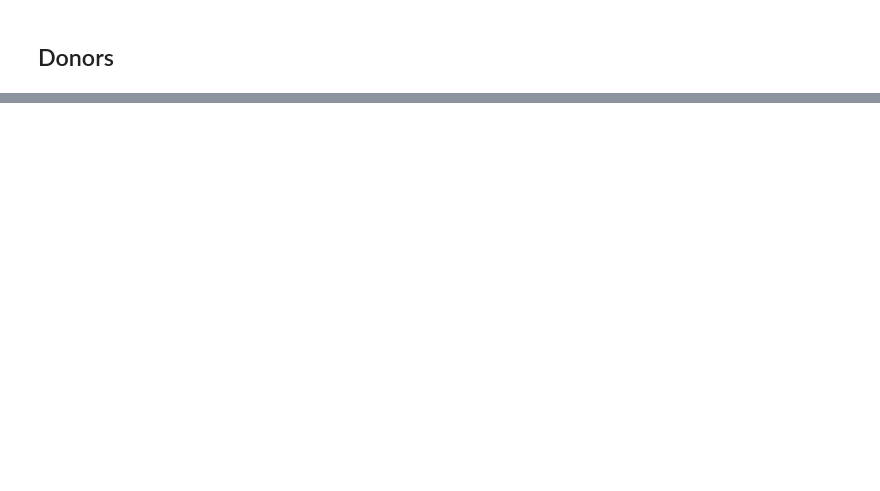
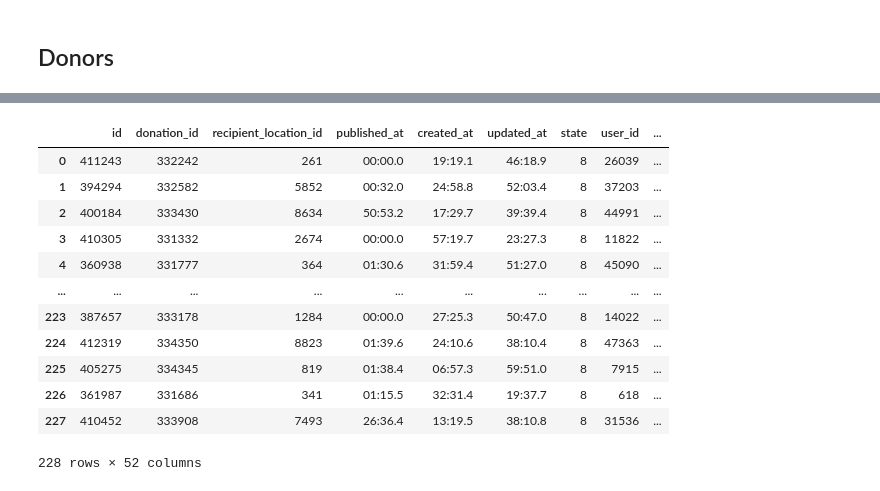
Before and after one commit to naveenr414/food_rescue_feedback, a Jupyter notebook: scripts/notebooks/Reports.ipynb, the cells around one changed output, grey strips where cells are left out. Saved outputs shown, nothing was run; the diff lists cells and outputs as text; code cells hidden in the pictures; blank space fills up the shorter version.

```diff
--- a/scripts/notebooks/Reports.ipynb
+++ b/scripts/notebooks/Reports.ipynb
@@ -46,3 +37,20 @@ KeyboardInterrupt:
 # %%
 feedbacks = pd.read_csv('../../results/reports/feedbacks_{}_{}.csv'.format(start_date,end_date))
 annotated_feedback = pd.read_csv('../../results/reports/labeled_feedbacks_{}_{}.csv'.format(start_date,end_date))
+# %%
+feedbacks_labeled = pd.read_csv('../../results/annotations/labeled_data.csv')
+feedbacks_labeled
+# %% [output]
+|  | id | donation_id | recipient_location_id | published_at | created_at | updated_at | state | user_id | ... |
+| 0 | 411243 | 332242 | 261 | 00:00.0 | 19:19.1 | 46:18.9 | 8 | 26039 | ... |
+| 1 | 394294 | 332582 | 5852 | 00:32.0 | 24:58.8 | 52:03.4 | 8 | 37203 | ... |
+| 2 | 400184 | 333430 | 8634 | 50:53.2 | 17:29.7 | 39:39.4 | 8 | 44991 | ... |
+| 3 | 410305 | 331332 | 2674 | 00:00.0 | 57:19.7 | 23:27.3 | 8 | 11822 | ... |
+| 4 | 360938 | 331777 | 364 | 01:30.6 | 31:59.4 | 51:27.0 | 8 | 45090 | ... |
+| ... | ... | ... | ... | ... | ... | ... | ... | ... | ... |
+| 223 | 387657 | 333178 | 1284 | 00:00.0 | 27:25.3 | 50:47.0 | 8 | 14022 | ... |
+| 224 | 412319 | 334350 | 8823 | 01:39.6 | 24:10.6 | 38:10.4 | 8 | 47363 | ... |
+| 225 | 405275 | 334345 | 819 | 01:38.4 | 06:57.3 | 59:51.0 | 8 | 7915 | ... |
+| 226 | 361987 | 331686 | 341 | 01:15.5 | 32:31.4 | 19:37.7 | 8 | 618 | ... |
+| 227 | 410452 | 333908 | 7493 | 26:36.4 | 13:19.5 | 38:10.8 | 8 | 31536 | ... |
+228 rows × 52 columns
```
Also changed, not shown: parts of 3 cells of this notebook, 8 other files.
